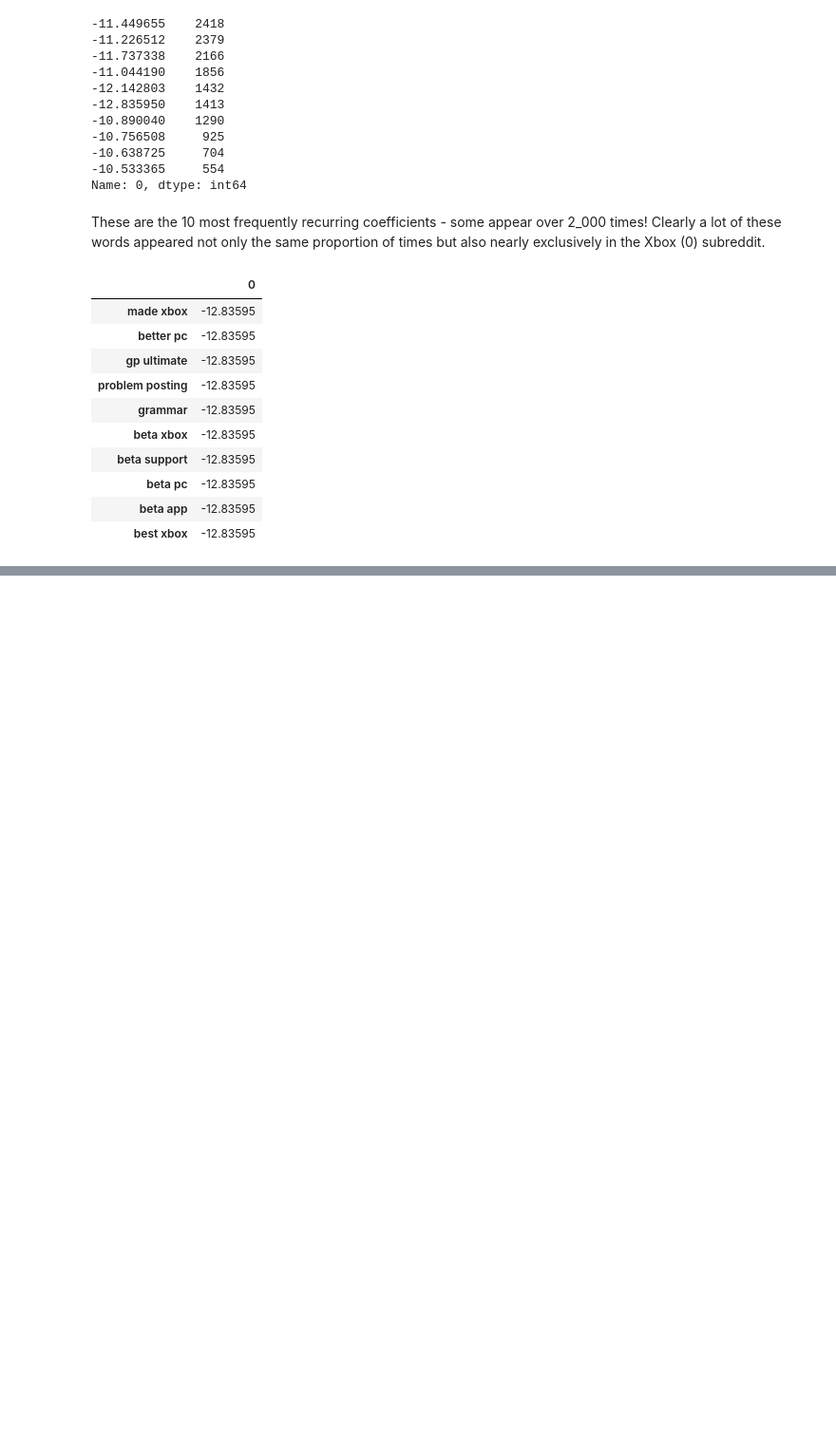
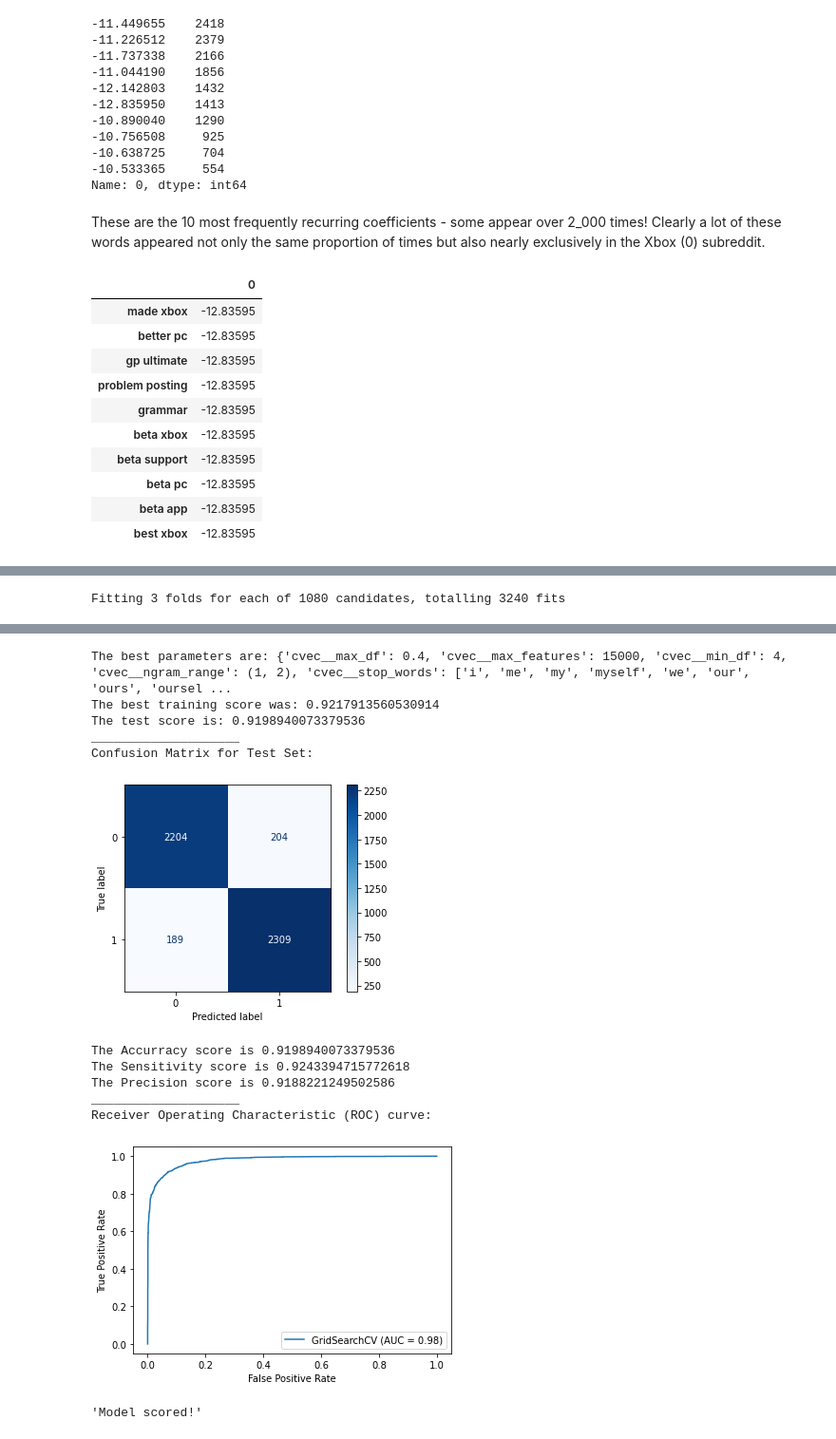
Before and after one commit to griffinwt/Reddit_nlp, a Jupyter notebook: 03_Modeling.ipynb, the cells around one changed output, grey strips where cells are left out. Shown at 95% size. Saved outputs shown, nothing was run; the diff lists cells and outputs as text; code cells hidden in the pictures; blank space fills up the shorter version.

Commit message:
random forest done

```diff
--- a/03_Modeling.ipynb
+++ b/03_Modeling.ipynb
@@ -754,0 +750,23 @@ There are 1432 coefficients tied for strongest coefficient!
+# %%
+maxfeats = [15_000, 20_000] #try different volume of features
+mindf = [3, 4, 5] #minimum word frequency to be included in the model
+maxdf = [.4, .5, .8] #cutoff for words more frequent than percentage (float) threshhold
+ngrams = [(1,2), (1,3)] #range of combinations of words to try (minimum, maximum)
+swords = [stopwords.words('english')]
+scaler = 'cvec' #continuing with cvec
+classifier = 'rf' #<<<<<<<<<<<<<<<<<<<<<<<<<<<< NEW CLASSIFIER, Random Forest
+
+pipe = utils.pipemaker(scaler, classifier)
+#params = utils.set_params(scaler, maxfeats, mindf, maxdf, swords, ngrams)
+
+#params.update(pipe_rf_params) #<<<<<<<<<<<<<<<<<<<<concatenate my two parameter dictionaries
+
+#gs = GridSearchCV(pipe, params, #load hyperparameters
+                  #n_jobs=10,        #<<<<<<<<<<<<<<<CHANGE: upping to 10 cores
+                  #cv=3, verbose=1) #<<<<<<<<<<<<<CHANGE: reduced to 3 cv folds for faster processing
+
+#gs.fit(X_train, y_train)
+
+#utils.score_model(gs, X_train, y_train, X_test, y_test)
+# %% [output]
+Fitting 3 folds for each of 1080 candidates, totalling 3240 fits
@@ -754,0 +783,13 @@ There are 1432 coefficients tied for strongest coefficient!
+The best parameters are: {'cvec__max_df': 0.4, 'cvec__max_features': 15000, 'cvec__min_df': 4, 'cvec__ngram_range': (1, 2), 'cvec__stop_words': ['i', 'me', 'my', 'myself', 'we', 'our', 'ours', 'oursel ...
+The best training score was: 0.9217913560530914
+The test score is: 0.9198940073379536
+____________________
+Confusion Matrix for Test Set:
+[figure, added]
+The Accurracy score is 0.9198940073379536
+The Sensitivity score is 0.9243394715772618
+The Precision score is 0.9188221249502586
+____________________
+Receiver Operating Characteristic (ROC) curve:
+[figure, added]
+'Model scored!'
```
Also changed, not shown: parts of 22 cells of this notebook, 2 other files.
